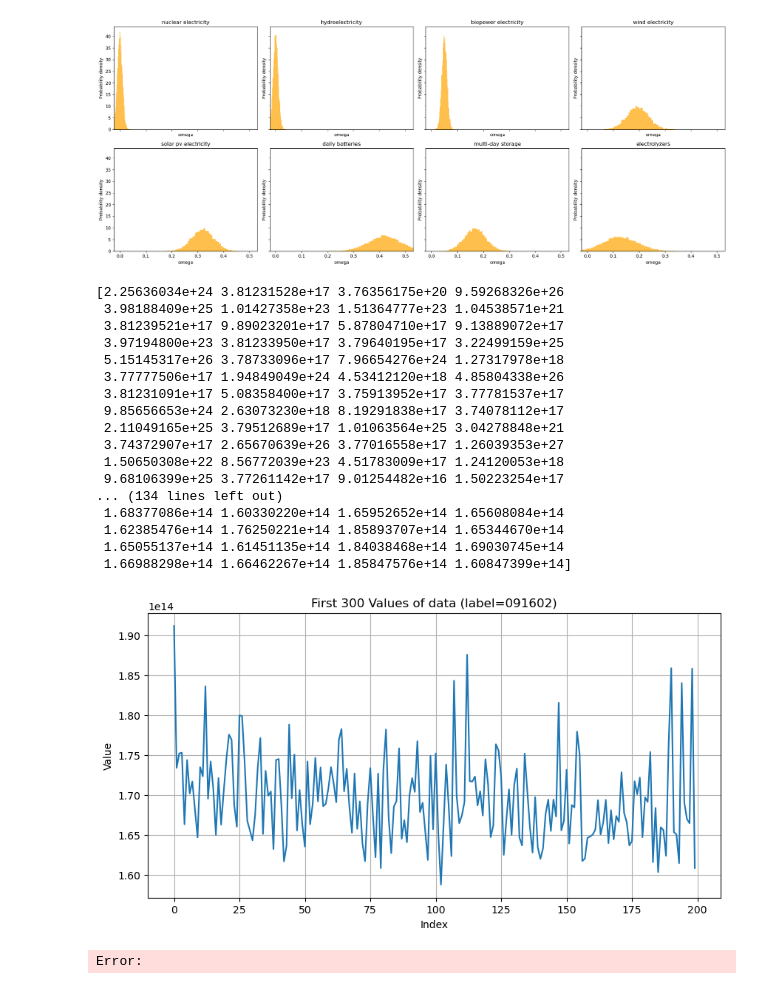
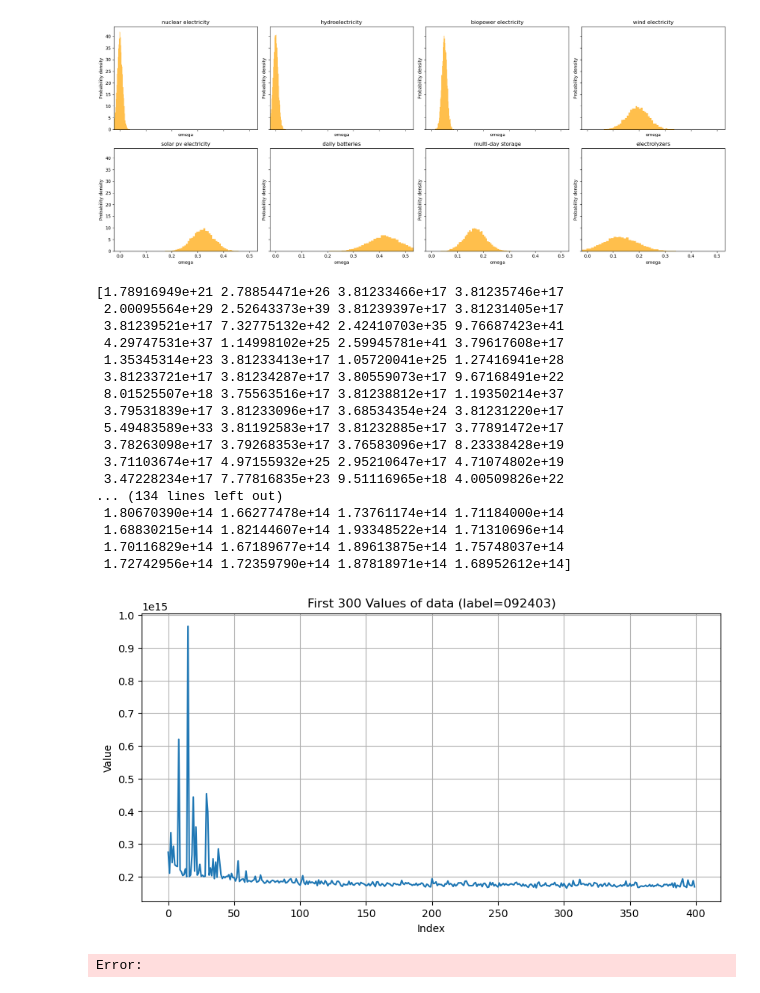
Before and after one commit to Mofan-coding/energy_dps, a Jupyter notebook: test.ipynb, the cells around one changed output. Cells and saved outputs as stored; diff of their text form; code cells hidden in the pictures.

```diff
--- a/test.ipynb
+++ b/test.ipynb
@@ -61,39 +61,39 @@ plt.show()
 # %%
 import numpy as np
 
-label = '091602'
+label = '092403'
 data = np.load(f"results/figures/{label}/objective_vs_iteration.npy")
 print(data)
 # %% [output]
-[2.25636034e+24 3.81231528e+17 3.76356175e+20 9.59268326e+26
- 3.98188409e+25 1.01427358e+23 1.51364777e+23 1.04538571e+21
- 3.81239521e+17 9.89023201e+17 5.87804710e+17 9.13889072e+17
- 3.97194800e+23 3.81233950e+17 3.79640195e+17 3.22499159e+25
- 5.15145317e+26 3.78733096e+17 7.96654276e+24 1.27317978e+18
- 3.77777506e+17 1.94849049e+24 4.53412120e+18 4.85804338e+26
- 3.81231091e+17 5.08358400e+17 3.75913952e+17 3.77781537e+17
- 9.85656653e+24 2.63073230e+18 8.19291838e+17 3.74078112e+17
- 2.11049165e+25 3.79512689e+17 1.01063564e+25 3.04278848e+21
- 3.74372907e+17 2.65670639e+26 3.77016558e+17 1.26039353e+27
- 1.50650308e+22 8.56772039e+23 4.51783009e+17 1.24120053e+18
- 9.68106399e+25 3.77261142e+17 9.01254482e+16 1.50223254e+17
+[1.78916949e+21 2.78854471e+26 3.81233466e+17 3.81235746e+17
+ 2.00095564e+29 2.52643373e+39 3.81239397e+17 3.81231405e+17
+ 3.81239521e+17 7.32775132e+42 2.42410703e+35 9.76687423e+41
+ 4.29747531e+37 1.14998102e+25 2.59945781e+41 3.79617608e+17
+ 1.35345314e+23 3.81233413e+17 1.05720041e+25 1.27416941e+28
+ 3.81233721e+17 3.81234287e+17 3.80559073e+17 9.67168491e+22
+ 8.01525507e+18 3.75563516e+17 3.81238812e+17 1.19350214e+37
+ 3.79531839e+17 3.81233096e+17 3.68534354e+24 3.81231220e+17
+ 5.49483589e+33 3.81192583e+17 3.81232885e+17 3.77891472e+17
+ 3.78263098e+17 3.79268353e+17 3.76583096e+17 8.23338428e+19
+ 3.71103674e+17 4.97155932e+25 2.95210647e+17 4.71074802e+19
+ 3.47228234e+17 7.77816835e+23 9.51116965e+18 4.00509826e+22
 ... (134 lines left out)
- 1.68377086e+14 1.60330220e+14 1.65952652e+14 1.65608084e+14
- 1.62385476e+14 1.76250221e+14 1.85893707e+14 1.65344670e+14
- 1.65055137e+14 1.61451135e+14 1.84038468e+14 1.69030745e+14
- 1.66988298e+14 1.66462267e+14 1.85847576e+14 1.60847399e+14]
+ 1.80670390e+14 1.66277478e+14 1.73761174e+14 1.71184000e+14
+ 1.68830215e+14 1.82144607e+14 1.93348522e+14 1.71310696e+14
+ 1.70116829e+14 1.67189677e+14 1.89613875e+14 1.75748037e+14
+ 1.72742956e+14 1.72359790e+14 1.87818971e+14 1.68952612e+14]
 # %%
 import matplotlib.pyplot as plt
 
 plt.figure(figsize=(10, 5))
-plt.plot(data[-200:])
+plt.plot(data[-400:])
 plt.title(f'First 300 Values of data (label={label})')
 plt.xlabel('Index')
 plt.ylabel('Value')
 plt.grid(True)
 plt.show()
 # %% [output]
-[figure, old version]
+[figure, new version]
 # %%
 import pandas as pd
 import matplotlib.pyplot as plt
```
Also changed, not shown: 24 other files.
